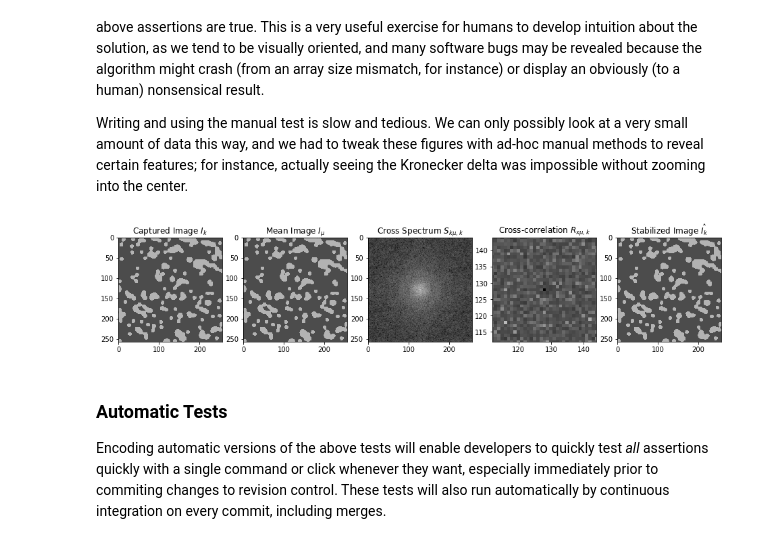
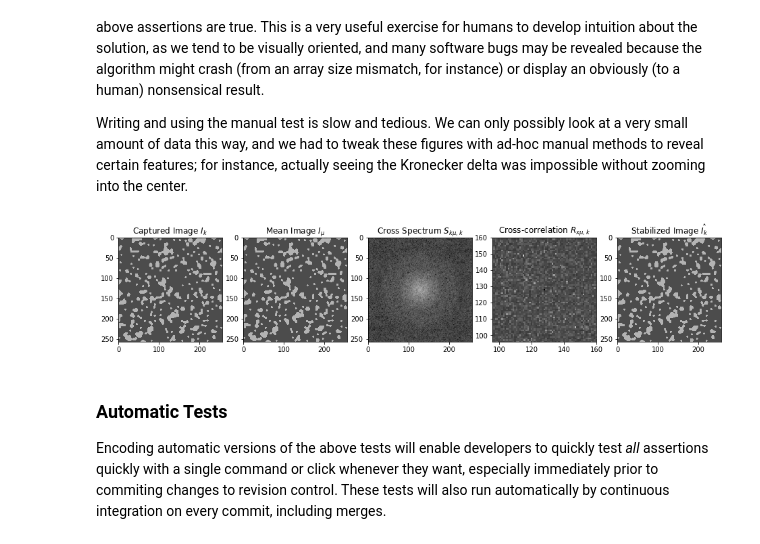
Before and after one commit to 12AT7/allen-interview, a Jupyter notebook: motion.ipynb, the cells around one changed output. Saved outputs shown, nothing was run; the diff lists cells and outputs as text; code cells hidden in the pictures.

Commit message:
Added a real data section, and a file small enough to fit on GitHub

```diff
--- a/motion.ipynb
+++ b/motion.ipynb
@@ -56,7 +56,7 @@ The Allen Brain Observatory pipeline computes the reference image as the mean im
 $$I_{\mu,0}(x,y) = \frac{1}{E}\sum_{k=1}^{E} I_k(x,y)$$ where $E=400$ captures are one continuous interval from a dataset partition on the time axis.  The reference image gets refined over three iterations to form $I_{\mu,1}$ and $I_{\mu,2}$ as well.
 # %%
 def MotionCorrect(imagelist, num_epochs=3):
-    window = PaddedHanningWindow()
+    window = PaddedHanningWindow(imagelist[0].shape[0])
     N = window.shape[0]
 
     for epoch in range(num_epochs):
@@ -115,7 +115,7 @@ Simulated data, while ultimately limited in modeling many real world issues, is
 Phase correlation tests need an image on which to operate.  General studies might use Lena or some other industry standard dataset, but here we are specifically interested in noisy, irregular, round-ish objects like cells observed in a microscope.  It is easy to synthesize such an image using the `scikit-image` toolkit, so we will use it here.  Another interesting choice would be a real image from the Allen Brain Observatory, which we could still warp artificially to simulate motion.  Unfortunately, this approach contains realistic levels of noise which is too complex for some of our testing requirements.
 # %%
 def SyntheticBlobs(size=257, variance=0.0):
-    mask = data.binary_blobs(length=size, blob_size_fraction=0.07, volume_fraction=.25, seed=1)
+    mask = data.binary_blobs(length=size, blob_size_fraction=0.05, volume_fraction=.2, seed=1)
     image = np.random.normal(loc = .7, scale=variance, size=mask.shape)
     image[np.invert(mask)] = .3
     return image
@@ -132,24 +132,25 @@ Writing and using the manual test is slow and tedious.  We can only possibly loo
 # %%
 def plot_frame(frame):
     fig, ax = plt.subplots(ncols=5, figsize=(16,6))
     ax[0].imshow(frame['capture'], vmin=0, vmax=1)
     ax[0].set_title('Captured Image $I_k$')
     ax[1].imshow(frame['mu_image'], vmin=0, vmax=1)
     ax[1].set_title('Mean Image $I_\mu$')
     ax[2].imshow(fftshift(np.log(np.abs(frame['Sxm']))))
     ax[2].set_title('Cross Spectrum $S_{k\mu,k}$')
     ax[3].imshow(-np.log(np.abs(frame['Rxm'])))
-    ax[3].axis([112,144,112,144])
+    N2 = int(frame['capture'].shape[0]/2)
+    ax[3].axis([N2-32,N2+32,N2-32,N2+32])
     ax[3].set_title('Cross-correlation $R_{x\mu,k}$')
     ax[4].imshow(frame['stabilized'], vmin=0, vmax=1)
     ax[4].set_title('Stabilized Image $\hat{I_k}$')
 
 image = SyntheticBlobs()
 correction = MotionCorrect([image])
 frame = next(correction)
 plot_frame(frame)
 # %% [output]
-[figure, old version]
+[figure, new version]
 # %% [markdown]
 ### Automatic Tests
 
```
Also changed, not shown: parts of 4 cells of this notebook.
